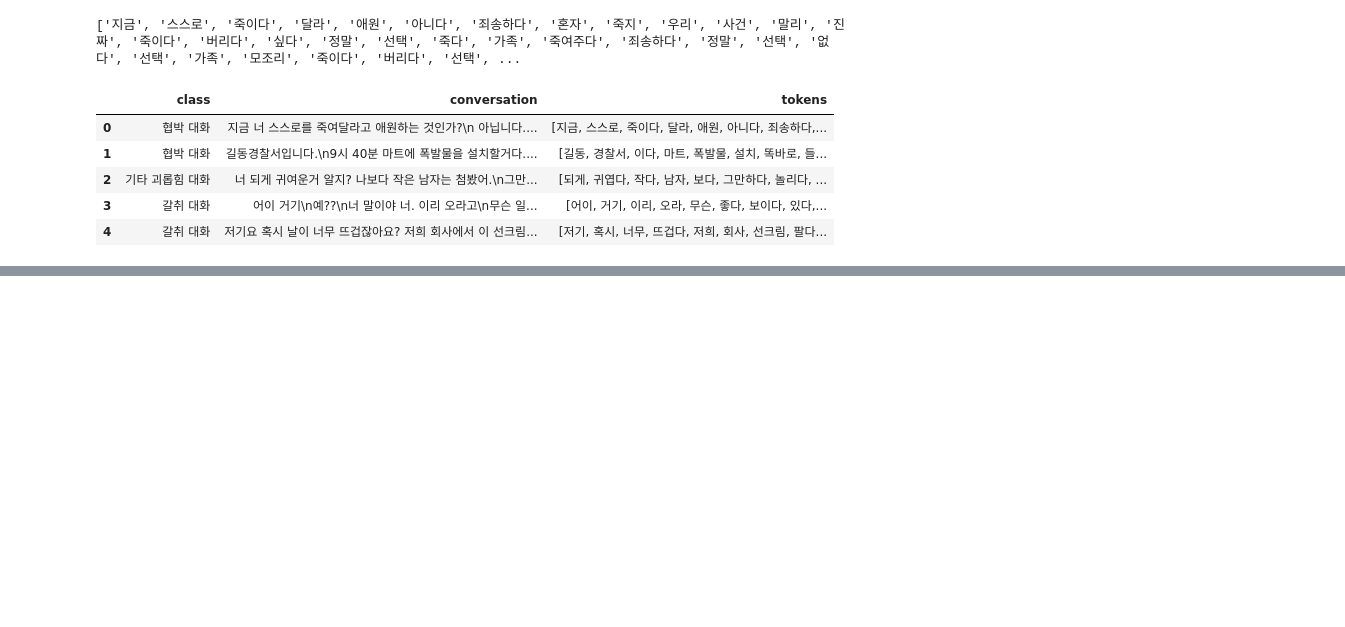
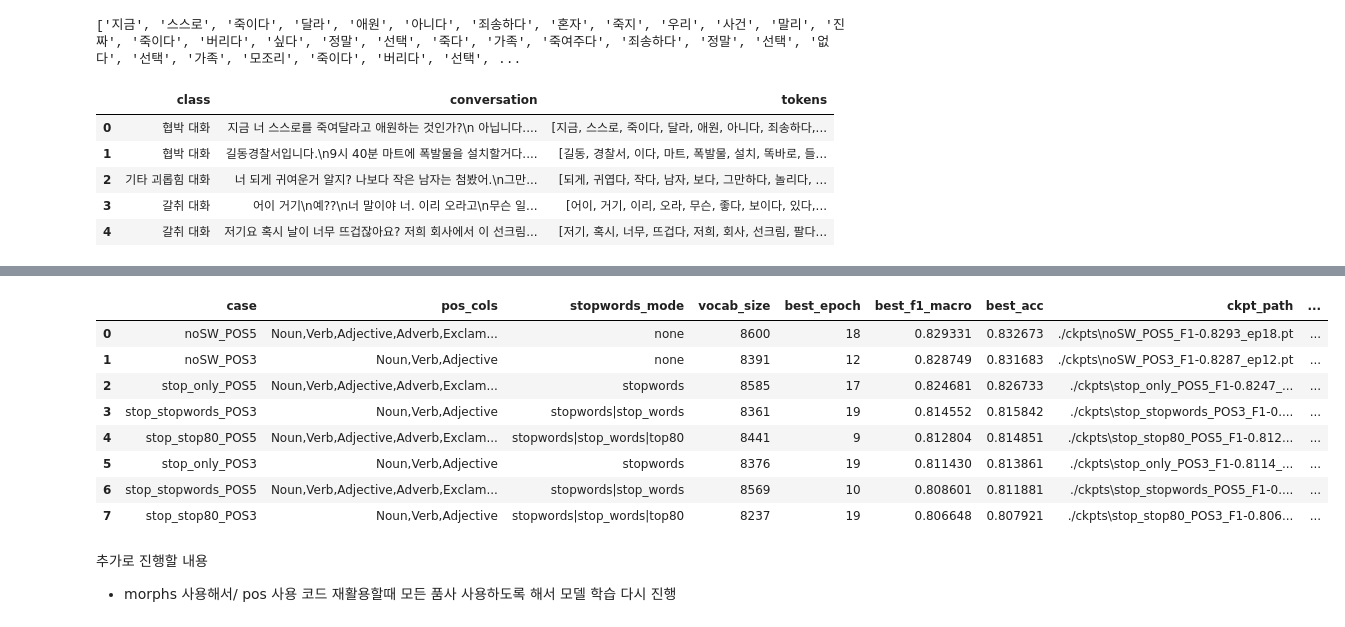
Before and after one commit to Team-2025/DLThon, a Jupyter notebook: 이지연/transformer.ipynb, the cells around one changed output, grey strips where cells are left out. Drawn from its saved outputs; the diff is of its cells as text; code cells hidden in the pictures; blank space fills up the shorter version.

```diff
--- a/이지연/transformer.ipynb
+++ b/이지연/transformer.ipynb
@@ -678,0 +1141,16 @@ test.head()
+# %%
+result = pd.read_csv('./experiment_results.csv')
+result
+# %% [output]
+|  | case | pos_cols | stopwords_mode | vocab_size | best_epoch | best_f1_macro | best_acc | ckpt_path | ... |
+| 0 | noSW_POS5 | Noun,Verb,Adjective,Adverb,Exclam... | none | 8600 | 18 | 0.829331 | 0.832673 | ./ckpts\noSW_POS5_F1-0.8293_ep18.pt | ... |
+| 1 | noSW_POS3 | Noun,Verb,Adjective | none | 8391 | 12 | 0.828749 | 0.831683 | ./ckpts\noSW_POS3_F1-0.8287_ep12.pt | ... |
+| 2 | stop_only_POS5 | Noun,Verb,Adjective,Adverb,Exclam... | stopwords | 8585 | 17 | 0.824681 | 0.826733 | ./ckpts\stop_only_POS5_F1-0.8247_... | ... |
+| 3 | stop_stopwords_POS3 | Noun,Verb,Adjective | stopwords|stop_words | 8361 | 19 | 0.814552 | 0.815842 | ./ckpts\stop_stopwords_POS3_F1-0.... | ... |
+| 4 | stop_stop80_POS5 | Noun,Verb,Adjective,Adverb,Exclam... | stopwords|stop_words|top80 | 8441 | 9 | 0.812804 | 0.814851 | ./ckpts\stop_stop80_POS5_F1-0.812... | ... |
+| 5 | stop_only_POS3 | Noun,Verb,Adjective | stopwords | 8376 | 19 | 0.811430 | 0.813861 | ./ckpts\stop_only_POS3_F1-0.8114_... | ... |
+| 6 | stop_stopwords_POS5 | Noun,Verb,Adjective,Adverb,Exclam... | stopwords|stop_words | 8569 | 10 | 0.808601 | 0.811881 | ./ckpts\stop_stopwords_POS5_F1-0.... | ... |
+| 7 | stop_stop80_POS3 | Noun,Verb,Adjective | stopwords|stop_words|top80 | 8237 | 19 | 0.806648 | 0.807921 | ./ckpts\stop_stop80_POS3_F1-0.806... | ... |
+# %% [markdown]
+추가로 진행할 내용
+- morphs 사용해서/ pos 사용 코드 재활용할때 모든 품사 사용하도록 해서 모델 학습 다시 진행
```
Also changed, not shown: parts of 17 cells of this notebook.
